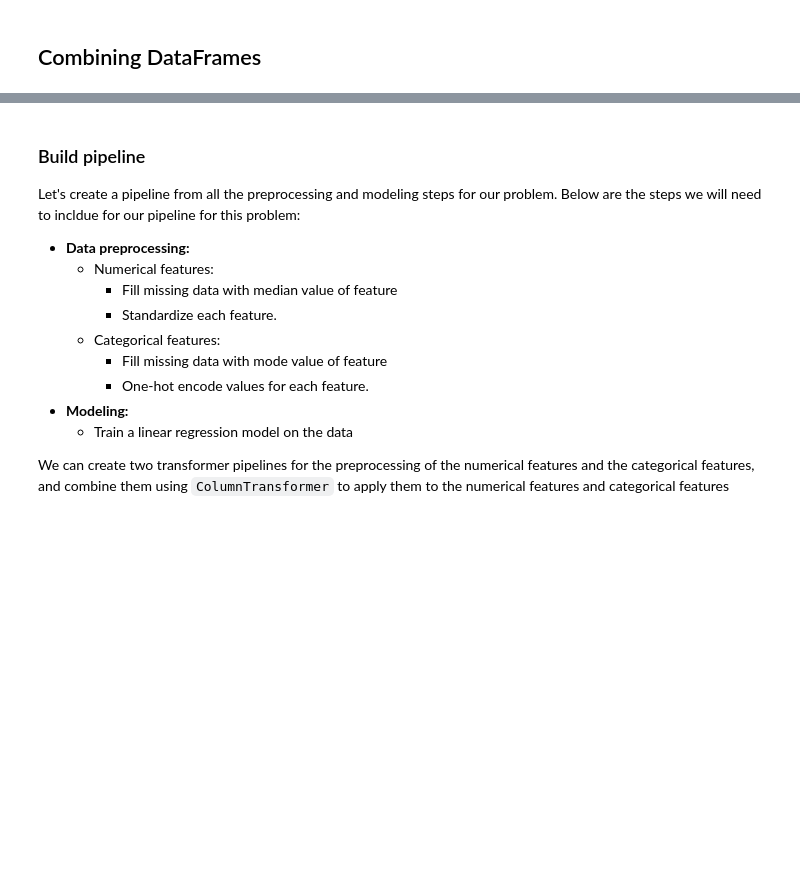
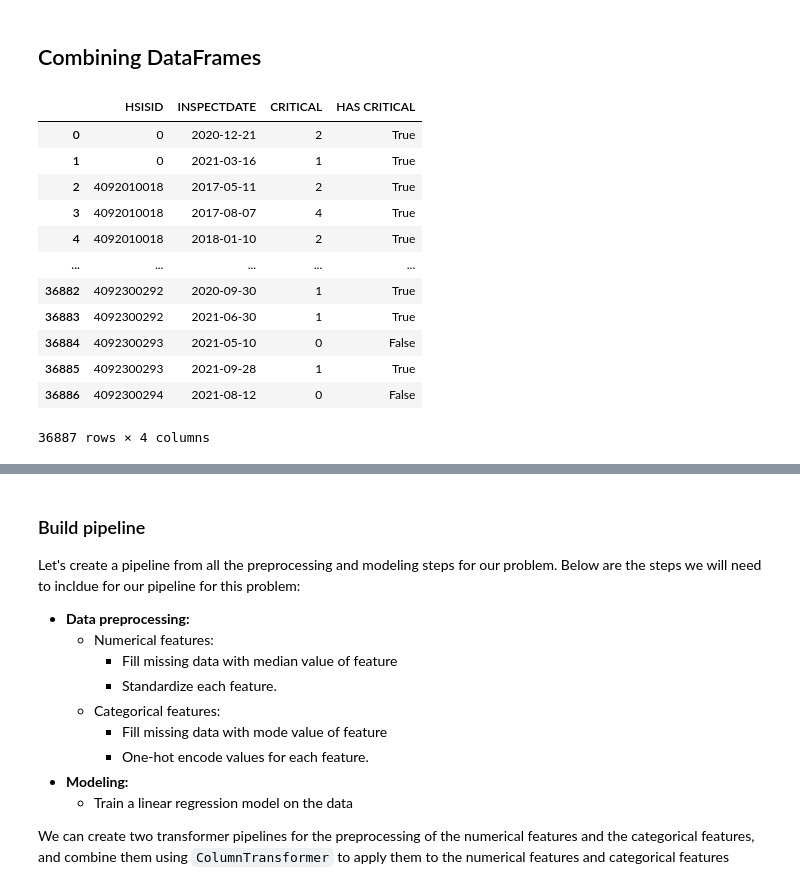
Before and after one commit to shyamal-anadkat/wake-county-food-inspections-analysis, a Jupyter notebook: Wake County -- Restaurant Food Inspections Analysis [AIPI510].ipynb, the cells around one changed output, grey strips where cells are left out. Drawn from its saved outputs; the diff is of its cells as text; code cells hidden in the pictures; blank space fills up the shorter version.

```diff
--- a/Wake County -- Restaurant Food Inspections Analysis [AIPI510].ipynb
+++ b/Wake County -- Restaurant Food Inspections Analysis [AIPI510].ipynb
@@ -197 +223,28 @@ crimedatadf.head()
+# %%
+def aggregate_violations(rest_violation):
+
+    rest_violation['CRITICAL'].fillna("No", inplace=True)
+    rest_violation['CRITICAL'] = rest_violation['CRITICAL'].apply(lambda x: (x=='Yes'))
+    #print(restv['CRITICAL'].value_counts(dropna=False))
+
+    agg_critical = rest_violation.groupby(['HSISID','INSPECTDATE'],as_index=False)['CRITICAL'].agg('sum')
+    agg_critical['HAS CRITICAL'] = agg_critical['CRITICAL'] > 0
+
+    return agg_critical
+
+aggregate_violations(rest_violation.copy())
+# %% [output]
+|  | HSISID | INSPECTDATE | CRITICAL | HAS CRITICAL |
+| 0 | 0 | 2020-12-21 | 2 | True |
+| 1 | 0 | 2021-03-16 | 1 | True |
+| 2 | 4092010018 | 2017-05-11 | 2 | True |
+| 3 | 4092010018 | 2017-08-07 | 4 | True |
+| 4 | 4092010018 | 2018-01-10 | 2 | True |
+| ... | ... | ... | ... | ... |
+| 36882 | 4092300292 | 2020-09-30 | 1 | True |
+| 36883 | 4092300292 | 2021-06-30 | 1 | True |
+| 36884 | 4092300293 | 2021-05-10 | 0 | False |
+| 36885 | 4092300293 | 2021-09-28 | 1 | True |
+| 36886 | 4092300294 | 2021-08-12 | 0 | False |
+36887 rows × 4 columns
 # %%
```
Also changed, not shown: parts of 41 cells of this notebook, 17 other files.
